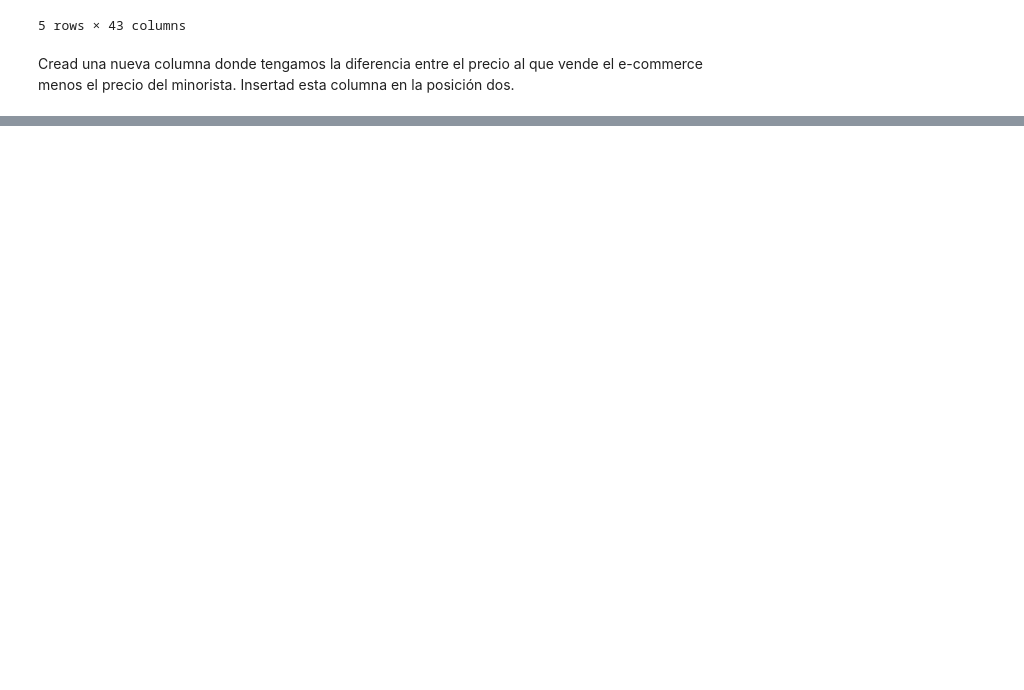
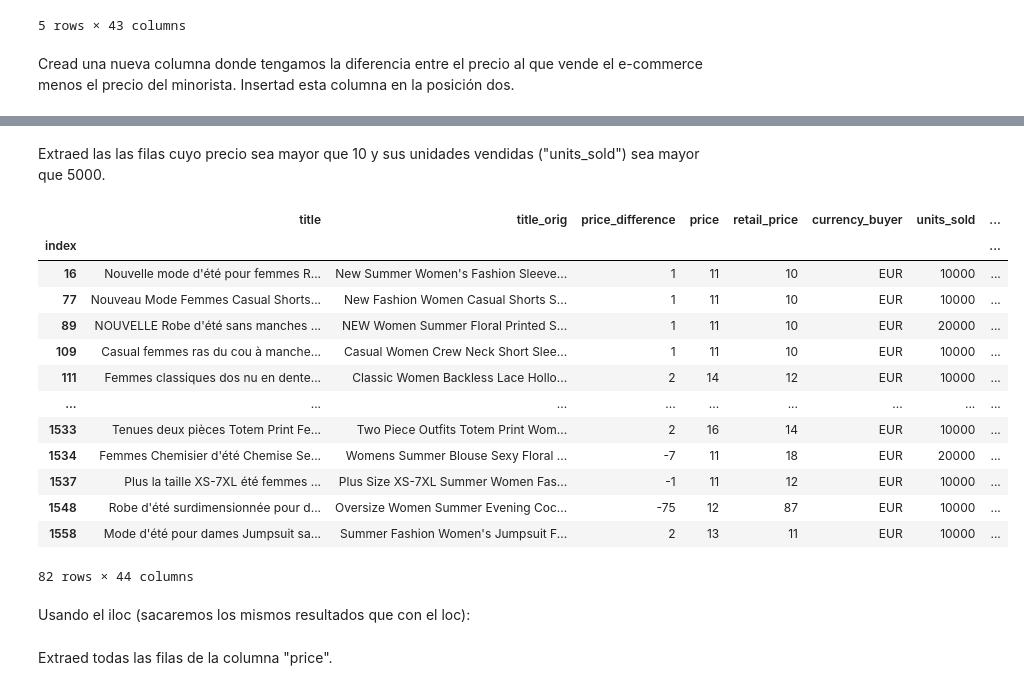
Before and after one commit to MartaMorell/pair_Mod_3_Andreina_Marta, a Jupyter notebook: 24_07_pandas.ipynb, the cells around one changed output, grey strips where cells are left out. Cells and saved outputs as stored; diff of their text form; code cells hidden in the pictures; blank space fills up the shorter version.

```diff
--- a/24_07_pandas.ipynb
+++ b/24_07_pandas.ipynb
@@ -98,2 +98,4 @@ diferencia = df_jobs
+# %%
+df_jobs['retail_price'] = df_jobs['retail_price'].astype(int) # convertir las columnas de string a numero entero
 # %%
-df_jobs.insert(2, "diferencia", ("price" - "retail_price"))
+df_jobs.insert(2, "price_difference", df_jobs['price'] - df_jobs['retail_price']) #diferencia
@@ -101,0 +102,2 @@ TypeError: unsupported operand type(s) for -: 'str' and 'str'
+# %%
+df_jobs = df_jobs.drop(columns='diferencia') ## para borrar columnas
@@ -103,0 +190,27 @@ df_jobs
+# %% [markdown]
+
+Extraed las las filas cuyo precio sea mayor que 10 y sus unidades vendidas ("units_sold") sea mayor que 5000.
+# %%
+df_jobs['units_sold'] = df_jobs['units_sold'].astype(int)
+# %%
+df_new = df_jobs.loc[(df_jobs["price"] > 10) & (df_jobs["units_sold"] > 5000)]
+df_new # evitar sobreescribir el df
+# %% [output]
+|  | title | title_orig | price_difference | price | retail_price | currency_buyer | units_sold | ... |
+| index |  |  |  |  |  |  |  | ... |
+| 16 | Nouvelle mode d'été pour femmes R... | New Summer Women's Fashion Sleeve... | 1 | 11 | 10 | EUR | 10000 | ... |
+| 77 | Nouveau Mode Femmes Casual Shorts... | New Fashion Women Casual Shorts S... | 1 | 11 | 10 | EUR | 10000 | ... |
+| 89 | NOUVELLE Robe d'été sans manches ... | NEW Women Summer Floral Printed S... | 1 | 11 | 10 | EUR | 20000 | ... |
+| 109 | Casual femmes ras du cou à manche... | Casual Women Crew Neck Short Slee... | 1 | 11 | 10 | EUR | 10000 | ... |
+| 111 | Femmes classiques dos nu en dente... | Classic Women Backless Lace Hollo... | 2 | 14 | 12 | EUR | 10000 | ... |
+| ... | ... | ... | ... | ... | ... | ... | ... | ... |
+| 1533 | Tenues deux pièces Totem Print Fe... | Two Piece Outfits Totem Print Wom... | 2 | 16 | 14 | EUR | 10000 | ... |
+| 1534 | Femmes Chemisier d'été Chemise Se... | Womens Summer Blouse Sexy Floral ... | -7 | 11 | 18 | EUR | 20000 | ... |
+| 1537 | Plus la taille XS-7XL été femmes ... | Plus Size XS-7XL Summer Women Fas... | -1 | 11 | 12 | EUR | 10000 | ... |
+| 1548 | Robe d'été surdimensionnée pour d... | Oversize Women Summer Evening Coc... | -75 | 12 | 87 | EUR | 10000 | ... |
+| 1558 | Mode d'été pour dames Jumpsuit sa... | Summer Fashion Women's Jumpsuit F... | 2 | 13 | 11 | EUR | 10000 | ... |
+82 rows × 44 columns
+# %% [markdown]
+Usando el iloc (sacaremos los mismos resultados que con el loc):
+# %% [markdown]
+Extraed todas las filas de la columna "price".
```
Also changed, not shown: parts of 19 cells of this notebook, 1 other file.
